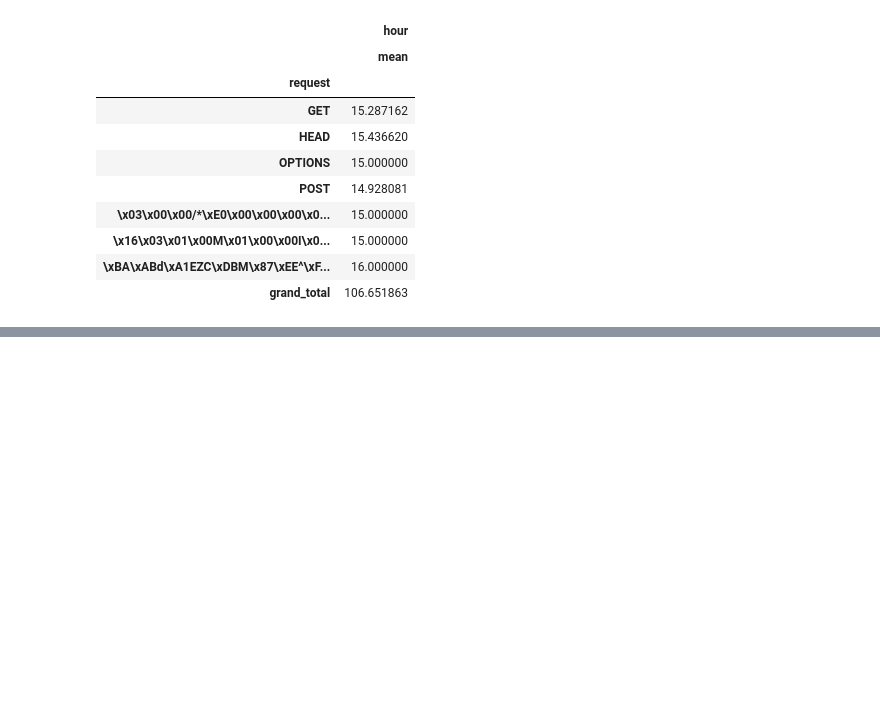
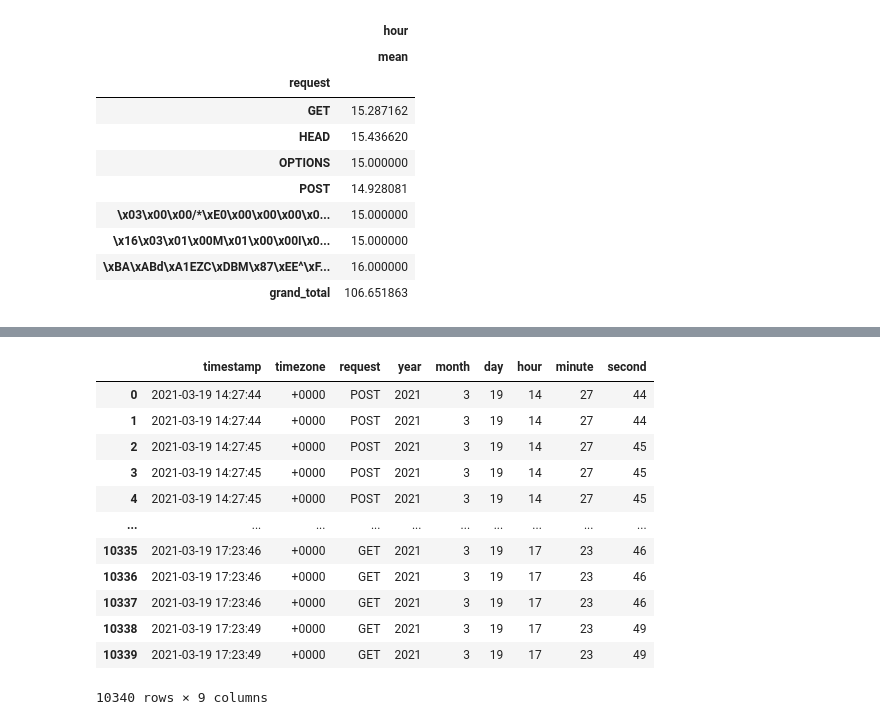
Before and after one commit to rabbaninew/weblog, a Jupyter notebook: weblog_update.ipynb, the cells around one changed output, grey strips where cells are left out. Saved outputs shown, nothing was run; the diff lists cells and outputs as text; code cells hidden in the pictures; blank space fills up the shorter version.

```diff
--- a/weblog_update.ipynb
+++ b/weblog_update.ipynb
@@ -240,0 +344,5 @@ data.groupby(["request"]).agg({'hour': ['mean']}).stb.subtotal()
+# %%
+code=[]
+for x in mycol.find():
+    code.append(x['status'])
+#code
@@ -240,0 +397,12 @@ data.groupby(["request"]).agg({'hour': ['mean']}).stb.subtotal()
+# %%
+data={}
+a=[]
+keys = ['request', 'timestamp', 'timezone']
+for x in mycol.find():
+    res = {key: x[key] for key in x.keys()& {'timestamp', 'timezone','request'}}
+    #print(res)
+    data.update(res)
+    a.append(res)
+    # for key in keys:
+    #   c=data.get(key)
+    #      print(c)
@@ -240,0 +418,3 @@ data.groupby(["request"]).agg({'hour': ['mean']}).stb.subtotal()
+# %%
+import pandas as pd
+data = pd.DataFrame(a)
@@ -240,0 +437,23 @@ data.groupby(["request"]).agg({'hour': ['mean']}).stb.subtotal()
+# %%
+data['year'] = data['timestamp'].dt.year
+data['month'] = data['timestamp'].dt.month
+data['day'] = data['timestamp'].dt.day
+data['hour'] = data['timestamp'].dt.hour
+data['minute'] = data['timestamp'].dt.minute
+data['second'] = data['timestamp'].dt.second
+# %%
+data
+# %% [output]
+|  | timestamp | timezone | request | year | month | day | hour | minute | second |
+| 0 | 2021-03-19 14:27:44 | +0000 | POST | 2021 | 3 | 19 | 14 | 27 | 44 |
+| 1 | 2021-03-19 14:27:44 | +0000 | POST | 2021 | 3 | 19 | 14 | 27 | 44 |
+| 2 | 2021-03-19 14:27:45 | +0000 | POST | 2021 | 3 | 19 | 14 | 27 | 45 |
+| 3 | 2021-03-19 14:27:45 | +0000 | POST | 2021 | 3 | 19 | 14 | 27 | 45 |
+| 4 | 2021-03-19 14:27:45 | +0000 | POST | 2021 | 3 | 19 | 14 | 27 | 45 |
+| ... | ... | ... | ... | ... | ... | ... | ... | ... | ... |
+| 10335 | 2021-03-19 17:23:46 | +0000 | GET | 2021 | 3 | 19 | 17 | 23 | 46 |
+| 10336 | 2021-03-19 17:23:46 | +0000 | GET | 2021 | 3 | 19 | 17 | 23 | 46 |
+| 10337 | 2021-03-19 17:23:46 | +0000 | GET | 2021 | 3 | 19 | 17 | 23 | 46 |
+| 10338 | 2021-03-19 17:23:49 | +0000 | GET | 2021 | 3 | 19 | 17 | 23 | 49 |
+| 10339 | 2021-03-19 17:23:49 | +0000 | GET | 2021 | 3 | 19 | 17 | 23 | 49 |
+10340 rows × 9 columns
```
Also changed, not shown: parts of 33 cells of this notebook.
